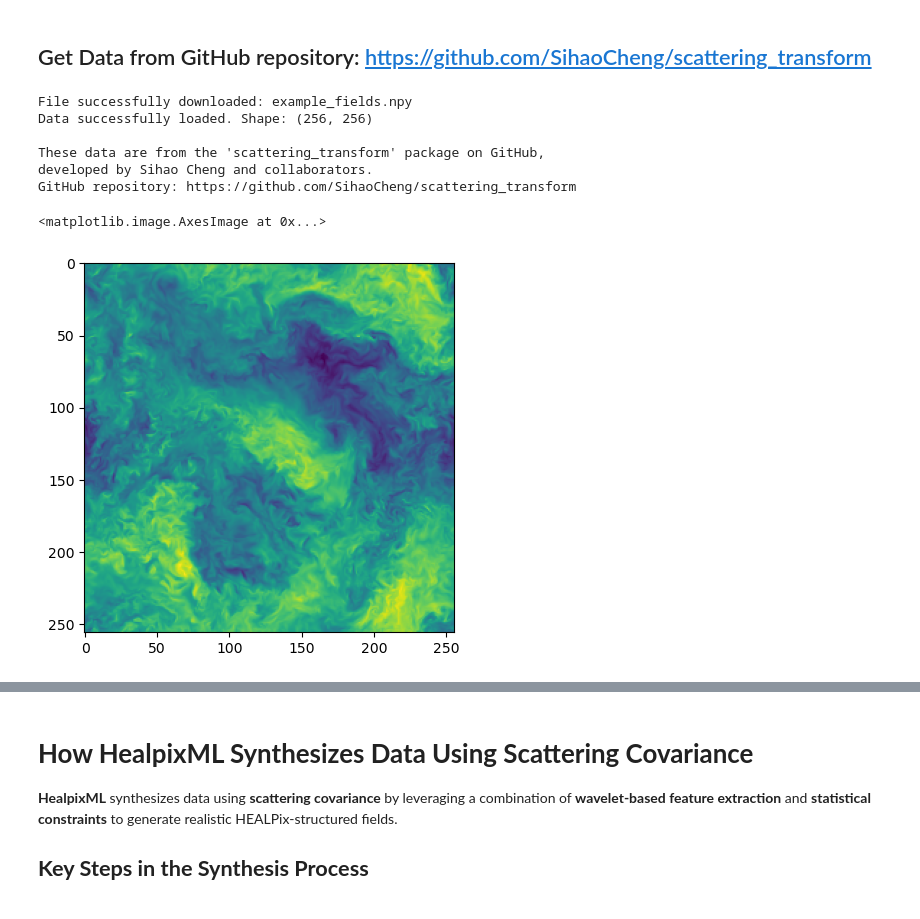
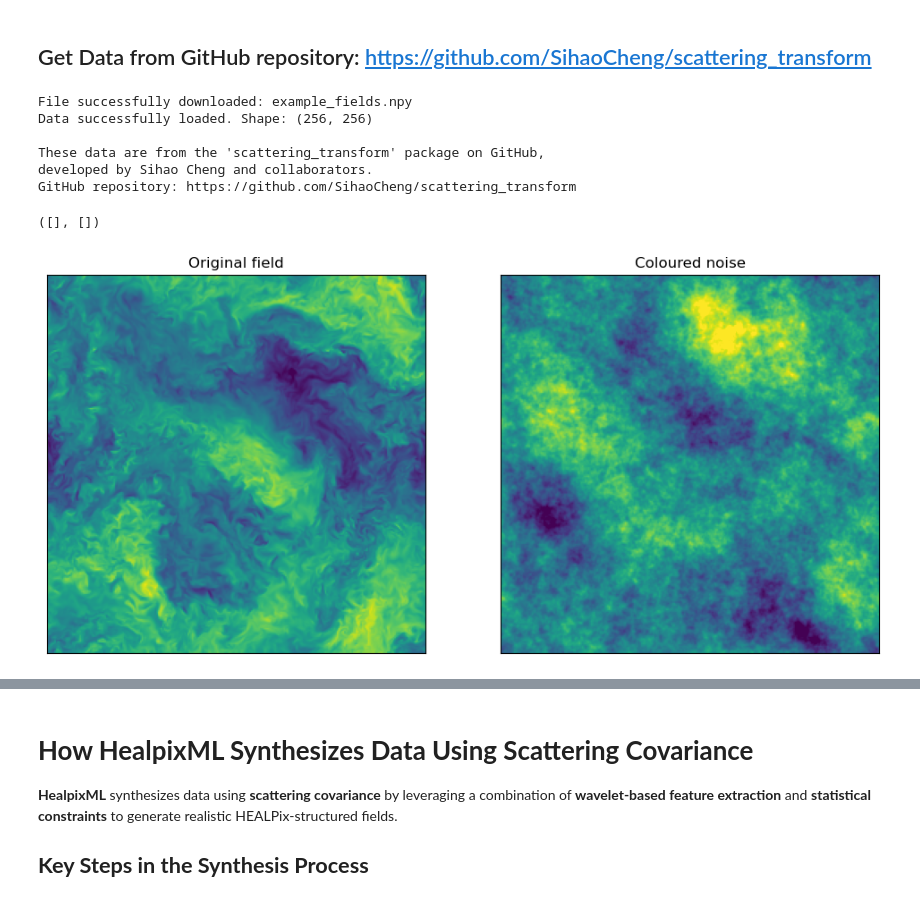
Before and after one commit to jmdelouis/HealpixML, a Jupyter notebook: Notebooks/Synthesis2D.ipynb, the cells around one changed output, grey strips where cells are left out. Cells and saved outputs as stored; diff of their text form; code cells hidden in the pictures.

```diff
--- a/Notebooks/Synthesis2D.ipynb
+++ b/Notebooks/Synthesis2D.ipynb
@@ -13,33 +13,49 @@ import requests
 # URL of the raw .npy file from GitHub
 url = "https://raw.githubusercontent.com/SihaoCheng/scattering_transform/master/data/physical_fields/example_fields.npy"
 
 # Local filename to save the downloaded file
 filename = "example_fields.npy"
 
 # Download the file
 response = requests.get(url)
 if response.status_code == 200:
     with open(filename, "wb") as f:
         f.write(response.content)
     print(f"File successfully downloaded: {filename}")
 
     # Load the third image from .npy file
     image_target = np.load(filename)[3]
     print("Data successfully loaded. Shape:", image_target.shape)
 
     # Metadata about the dataset
     print("\nThese data are from the 'scattering_transform' package on GitHub,")
     print("developed by Sihao Cheng and collaborators.")
     print("GitHub repository: https://github.com/SihaoCheng/scattering_transform")
 else:
     print("Download failed. HTTP status code:", response.status_code)
-plt.imshow(image_target)
+
+
+# Coloured noise with the same spectra than the image_target
+phase=np.random.rand(256,256)*2*np.pi
+noise=np.sqrt(2)*np.fft.ifft2(abs(np.fft.fft2(image_target))*np.exp(phase*1j)).real
+
+plt.figure(figsize=(12,8))
+plt.subplot(1,2,1)
+plt.title('Original field')
+plt.imshow(image_target,vmax=3,vmin=-3)
+plt.xticks([])
+plt.yticks([])
+plt.subplot(1,2,2)
+plt.title('Coloured noise')
+plt.imshow(noise,vmax=3,vmin=-3)
+plt.xticks([])
+plt.yticks([])
 # %% [output]
 File successfully downloaded: example_fields.npy
 Data successfully loaded. Shape: (256, 256)
 
 These data are from the 'scattering_transform' package on GitHub,
 developed by Sihao Cheng and collaborators.
 GitHub repository: https://github.com/SihaoCheng/scattering_transform
-<matplotlib.image.AxesImage at 0x...>
+([], [])
-[figure, old version]
+[figure, new version]
```
Also changed, not shown: parts of 6 cells of this notebook.
